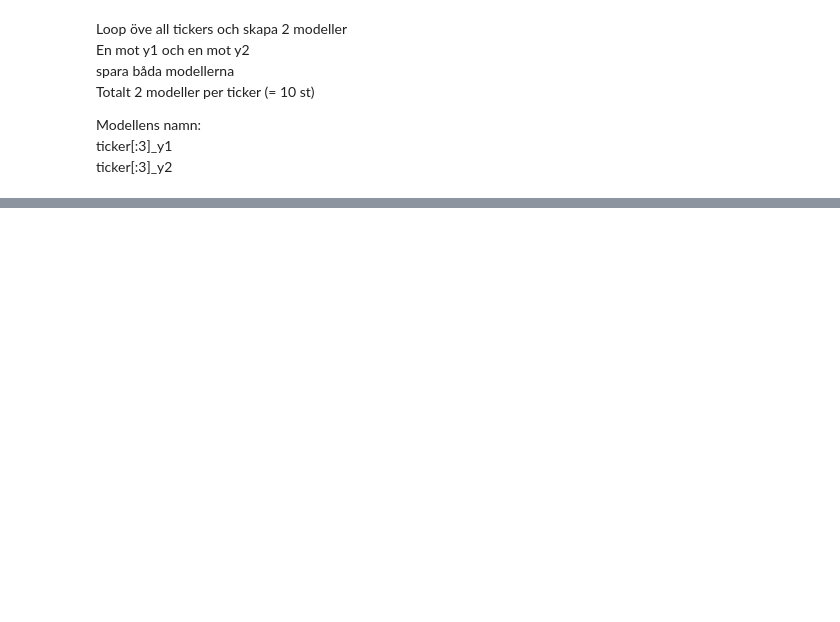
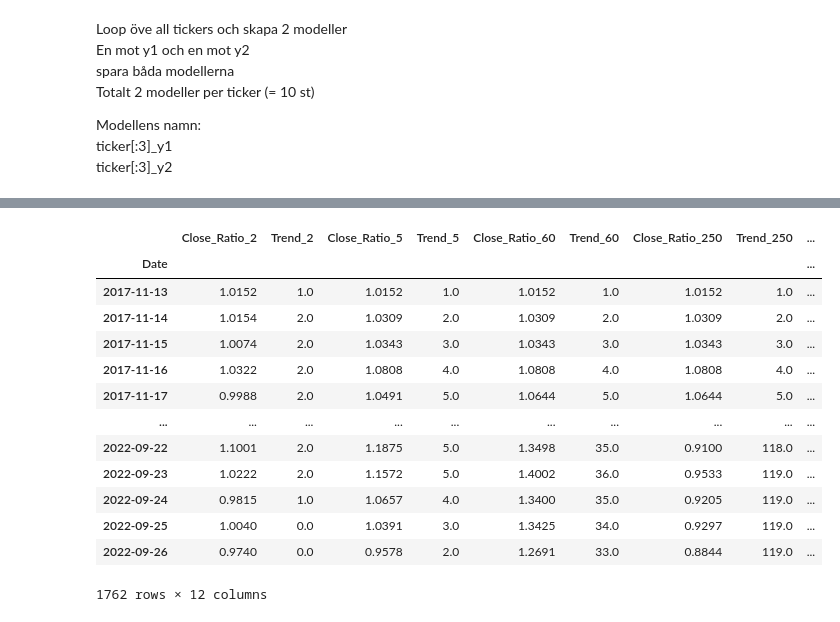
Before and after one commit to carokanns/Krypto, a Jupyter notebook: new_skapa_modeller.ipynb, the cells around one changed output, grey strips where cells are left out. Saved outputs shown, nothing was run; the diff lists cells and outputs as text; code cells hidden in the pictures; blank space fills up the shorter version.

```diff
--- a/new_skapa_modeller.ipynb
+++ b/new_skapa_modeller.ipynb
@@ -504 +473,18 @@ Precision:      0.7160
 ... (8 outputs left out)
+# %%
+df[new_predictors]
+# %% [output]
+|  | Close_Ratio_2 | Trend_2 | Close_Ratio_5 | Trend_5 | Close_Ratio_60 | Trend_60 | Close_Ratio_250 | Trend_250 | ... |
+| Date |  |  |  |  |  |  |  |  | ... |
+| 2017-11-13 | 1.0152 | 1.0 | 1.0152 | 1.0 | 1.0152 | 1.0 | 1.0152 | 1.0 | ... |
+| 2017-11-14 | 1.0154 | 2.0 | 1.0309 | 2.0 | 1.0309 | 2.0 | 1.0309 | 2.0 | ... |
+| 2017-11-15 | 1.0074 | 2.0 | 1.0343 | 3.0 | 1.0343 | 3.0 | 1.0343 | 3.0 | ... |
+| 2017-11-16 | 1.0322 | 2.0 | 1.0808 | 4.0 | 1.0808 | 4.0 | 1.0808 | 4.0 | ... |
+| 2017-11-17 | 0.9988 | 2.0 | 1.0491 | 5.0 | 1.0644 | 5.0 | 1.0644 | 5.0 | ... |
+| ... | ... | ... | ... | ... | ... | ... | ... | ... | ... |
+| 2022-09-22 | 1.1001 | 2.0 | 1.1875 | 5.0 | 1.3498 | 35.0 | 0.9100 | 118.0 | ... |
+| 2022-09-23 | 1.0222 | 2.0 | 1.1572 | 5.0 | 1.4002 | 36.0 | 0.9533 | 119.0 | ... |
+| 2022-09-24 | 0.9815 | 1.0 | 1.0657 | 4.0 | 1.3400 | 35.0 | 0.9205 | 119.0 | ... |
+| 2022-09-25 | 1.0040 | 0.0 | 1.0391 | 3.0 | 1.3425 | 34.0 | 0.9297 | 119.0 | ... |
+| 2022-09-26 | 0.9740 | 0.0 | 0.9578 | 2.0 | 1.2691 | 33.0 | 0.8844 | 119.0 | ... |
+1762 rows × 12 columns
```
Also changed, not shown: parts of 14 cells of this notebook, 12 other files.
